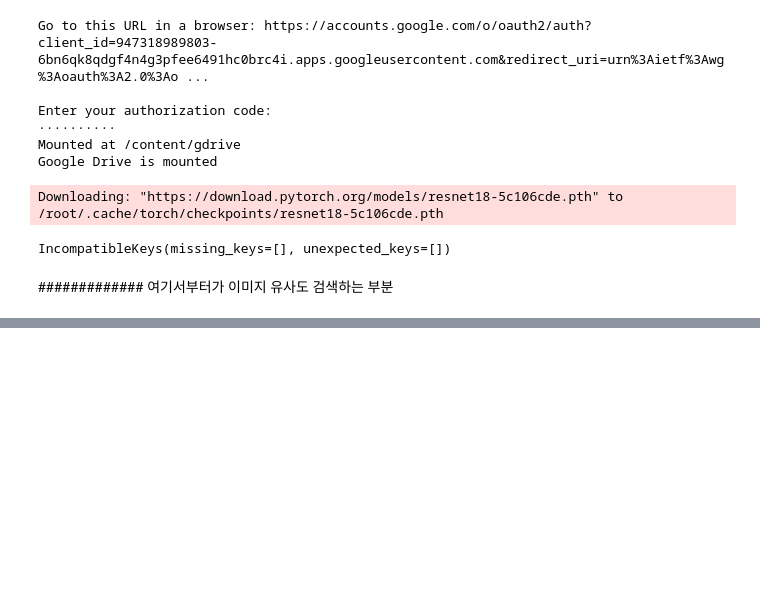
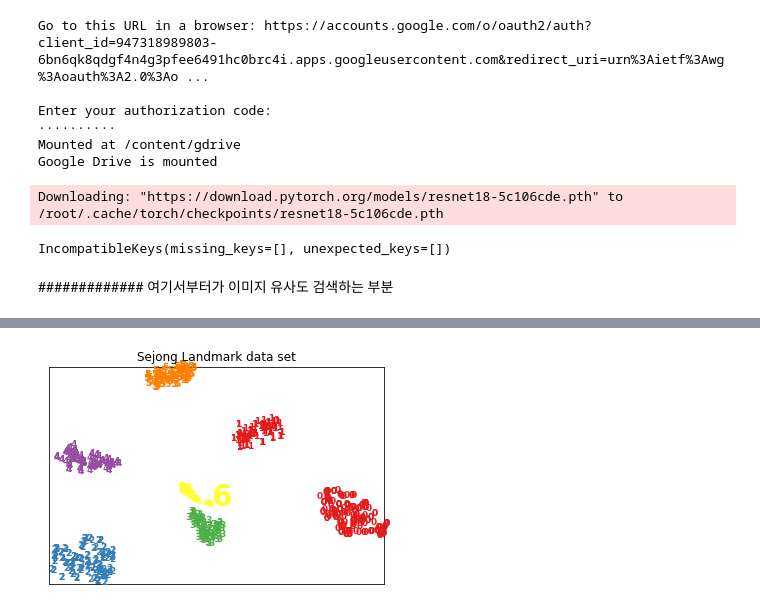
Before and after one commit to sejongresearch/LandmarkRetrieval, a Jupyter notebook: VLADNet_jwkim_test_retrieval.ipynb, the cells around one changed output, grey strips where cells are left out. Cells and saved outputs as stored; diff of their text form; code cells hidden in the pictures; blank space fills up the shorter version.

```diff
--- a/VLADNet_jwkim_test_retrieval.ipynb
+++ b/VLADNet_jwkim_test_retrieval.ipynb
@@ -356,0 +395,27 @@ for ii , rank in enumerate(dist_high):
+# %%
+from time import time
+from matplotlib import offsetbox
+
+def plot_embedding(X, y, title=None):
+    x_min, x_max = np.min(X, 0), np.max(X, 0)
+    X = (X - x_min) / (x_max - x_min)
+
+    plt.figure()
+    for i in range(X.shape[0]):
+      if i == 748 :
+        plt.text(X[i, 0], X[i, 1], str(y[i]),
+               color=plt.cm.Set1(y[i] / 10.),
+               fontdict={'weight': 'bold', 'size': 30})
+      else :
+        plt.text(X[i, 0], X[i, 1], str(y[i]),
+                 color=plt.cm.Set1(y[i] / 10.),
+                 fontdict={'weight': 'bold', 'size': 9})
+
+    plt.xticks([]), plt.yticks([])
+    if title is not None:
+        plt.title(title)
+# %%
+plot_embedding(X_tsne, Y_total,"Sejong Landmark data set")
+plt.show()
+# %% [output]
+[figure, added]
```
Also changed, not shown: parts of 6 cells of this notebook.
